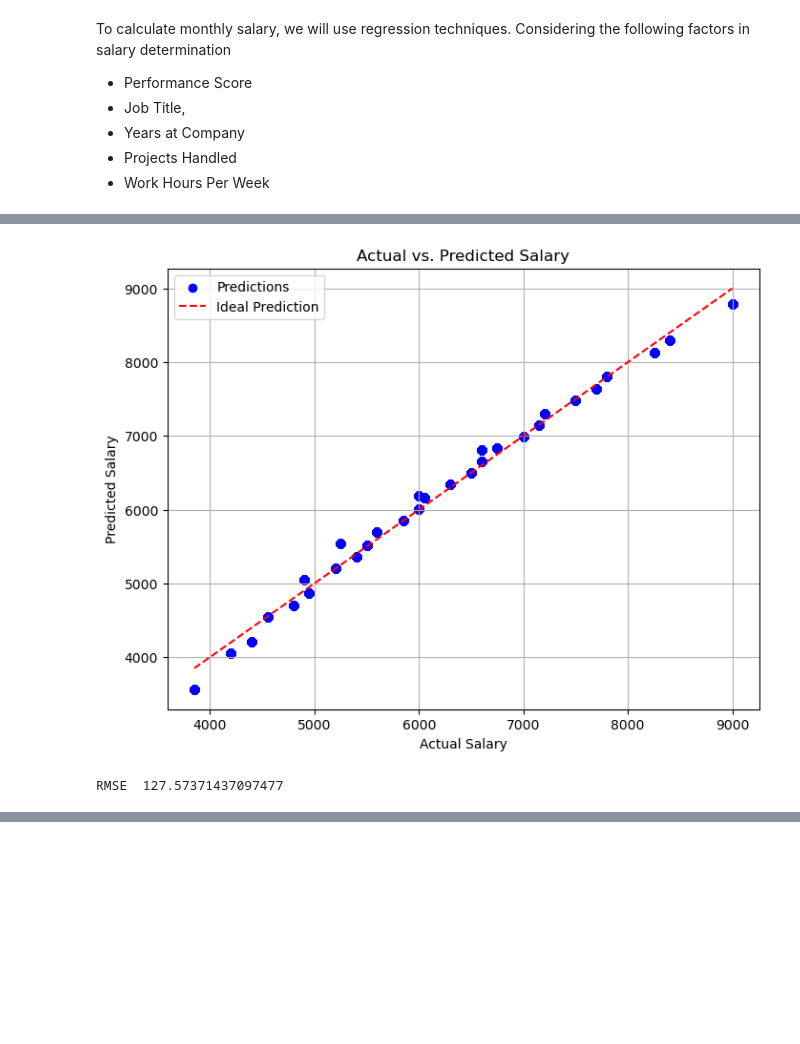
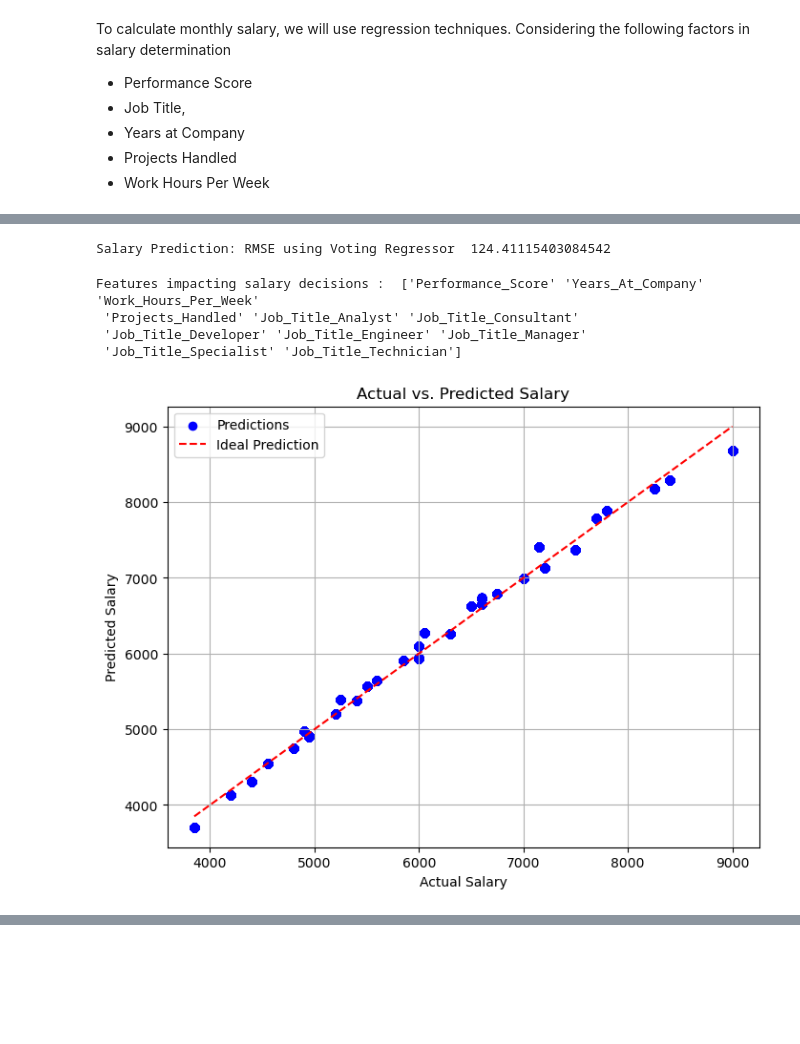
Before and after one commit to akshaynk21/capstone, a Jupyter notebook: employee.ipynb, the cells around one changed output, grey strips where cells are left out. Saved outputs shown, nothing was run; the diff lists cells and outputs as text; code cells hidden in the pictures; blank space fills up the shorter version.

Commit message:
Add salary predictions models

```diff
--- a/employee.ipynb
+++ b/employee.ipynb
@@ -588,16 +602,0 @@ X_train_sal, X_test_sal, y_train_sal, y_test_sal = train_test_split(X_salary, y_
-# %%
-#sequential selector and linear regression
-salary_pipe = Pipeline([
-    ('poly_features', PolynomialFeatures(degree=3, include_bias=False)),
-    ('selector', SequentialFeatureSelector(LinearRegression(), n_features_to_select=6)),
-    ('linreg', LinearRegression())
-])
-salary_pipe.fit(X_train_sal, y_train_sal)
-seq_lin_reg_coefs = salary_pipe.named_steps['linreg'].coef_
-
-seq_feature_names = salary_pipe.named_steps['poly_features'].get_feature_names_out()
-seq_sel_feature_names = seq_feature_names[salary_pipe.named_steps['selector'].get_support()]
-
-seq_df = pd.DataFrame({'feature': seq_sel_feature_names, 'coef': seq_lin_reg_coefs})
-
-salary_pipe
@@ -621,25 +666,38 @@ print(seq_df.loc[seq_df['coef'] != 0])
+# %%
+# Define the optimized Voting Regressor
+optimized_voting_reg = VotingRegressor(estimators=[
+    ('linear', best_sal_pipelines['linear']),
+    ('knn', best_sal_pipelines['knn']),
+    ('tree', best_sal_pipelines['tree']),
+    ('ridge', best_sal_pipelines['ridge'])
+])
+
+# Fit the optimized Voting Regressor
+optimized_voting_reg.fit(X_train_sal, y_train_sal)
+y_pred_sal = optimized_voting_reg.predict(X_test_sal)
+
+print("Salary Prediction: RMSE using Voting Regressor ", mean_squared_error(y_test_sal, y_pred_sal, squared=False))
+# %% [output]
+Salary Prediction: RMSE using Voting Regressor  124.41115403084542
+# %%
+print('Features impacting salary decisions : ', optimized_voting_reg.feature_names_in_)
+# %% [output]
+Features impacting salary decisions :  ['Performance_Score' 'Years_At_Company' 'Work_Hours_Per_Week'
+ 'Projects_Handled' 'Job_Title_Analyst' 'Job_Title_Consultant'
+ 'Job_Title_Developer' 'Job_Title_Engineer' 'Job_Title_Manager'
+ 'Job_Title_Specialist' 'Job_Title_Technician']
 # %%
-y_pred_sal = salary_pipe.predict(X_test_sal)
-# plt.scatter(y_test_sal, y_pred_sal)
-# plt.xlabel("Actual Salary")
-# plt.ylabel("Predicted Salary")
-# plt.title("Actual vs. Predicted Monthly Salary")
-# plt.show()
 plt.figure(figsize=(8, 6)) # Adjust figure size as needed
 plt.scatter(y_test_sal, y_pred_sal, color='blue', label='Predictions')
 plt.plot([min(y_test_sal), max(y_test_sal)], [min(y_test_sal), max(y_test_sal)], linestyle='--', color='red', label='Ideal Prediction') # Line for perfect predictions
 plt.xlabel('Actual Salary')
 plt.ylabel('Predicted Salary')
 plt.title('Actual vs. Predicted Salary')
 plt.legend()
 plt.grid(True)
 plt.show()
 # %% [output]
-[figure, old version]
+[figure, new version]
-# %%
-print("RMSE ", mean_squared_error(y_test_sal, y_pred_sal, squared=False))
-# %% [output]
-RMSE  127.57371437097477
 # %% [markdown]
 # Analysis of Salary Determination Factors and Recommendations
 
```
Also changed, not shown: parts of 17 cells of this notebook.
